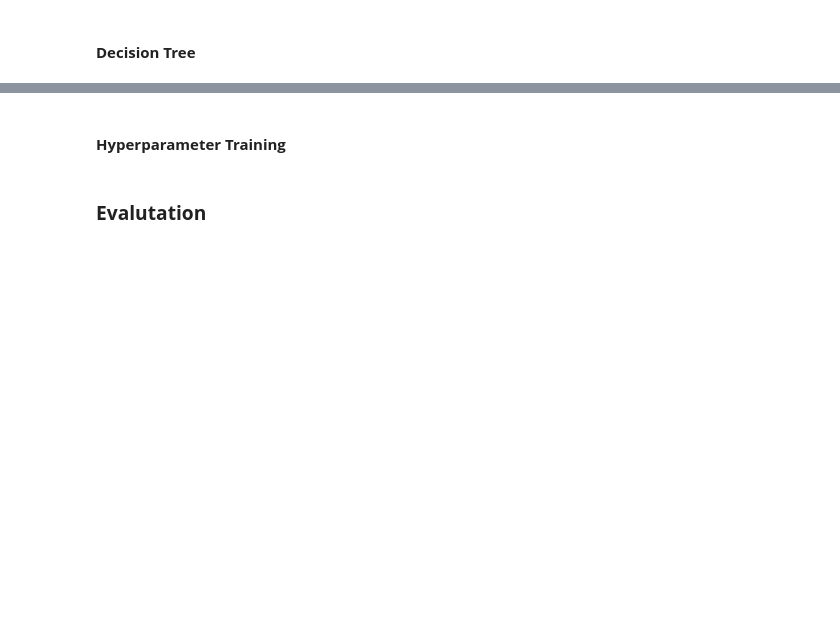
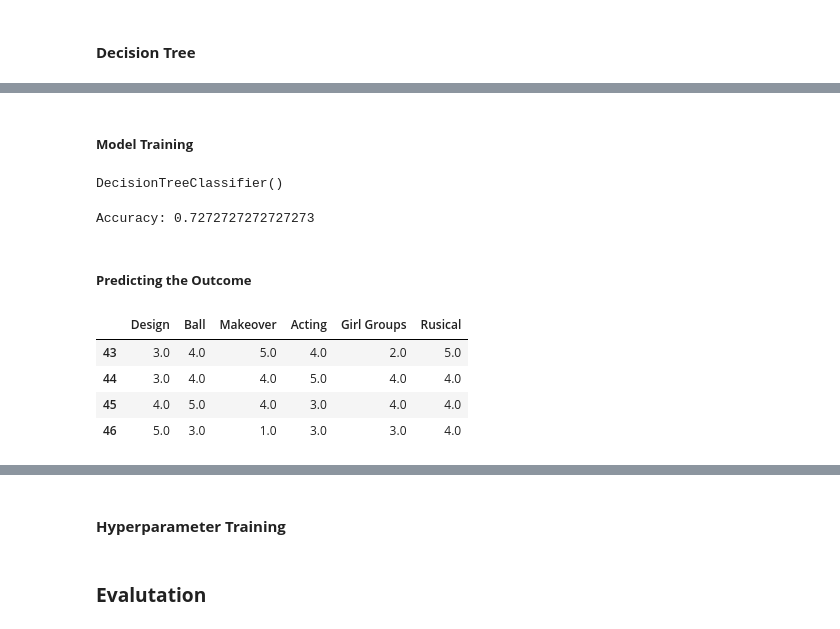
Before and after one commit to AGR-Yes/RuPauls-Drag-Race-Finalists, a Jupyter notebook: RPDR_Modeling.ipynb, the cells around one changed output, grey strips where cells are left out. Drawn from its saved outputs; the diff is of its cells as text; code cells hidden in the pictures; blank space fills up the shorter version.

```diff
--- a/RPDR_Modeling.ipynb
+++ b/RPDR_Modeling.ipynb
@@ -197,0 +206,29 @@ See the caveats in the documentation: https://pandas.pydata.org/pandas-docs/stab
+# %% [markdown]
+##### **Model Training**
+# %%
+# Create a decision tree classifier
+clf = DecisionTreeClassifier()
+
+# Fit the model to the training data
+clf.fit(X_train_dt, y_train_dt)
+# %% [output]
+DecisionTreeClassifier()
+# %%
+# Make predictions on the testing data
+y_pred_dt = clf.predict(X_test_dt)
+
+# Calculate accuracy of the model
+accuracy = accuracy_score(y_test_dt, y_pred_dt)
+print("Accuracy:", accuracy)
+# %% [output]
+Accuracy: 0.7272727272727273
+# %% [markdown]
+##### **Predicting the Outcome**
+# %%
+pred_final
+# %% [output]
+|  | Design | Ball | Makeover | Acting | Girl Groups | Rusical |
+| 43 | 3.0 | 4.0 | 5.0 | 4.0 | 2.0 | 5.0 |
+| 44 | 3.0 | 4.0 | 4.0 | 5.0 | 4.0 | 4.0 |
+| 45 | 4.0 | 5.0 | 4.0 | 3.0 | 4.0 | 4.0 |
+| 46 | 5.0 | 3.0 | 1.0 | 3.0 | 3.0 | 4.0 |
```
Also changed, not shown: parts of 30 cells of this notebook.
